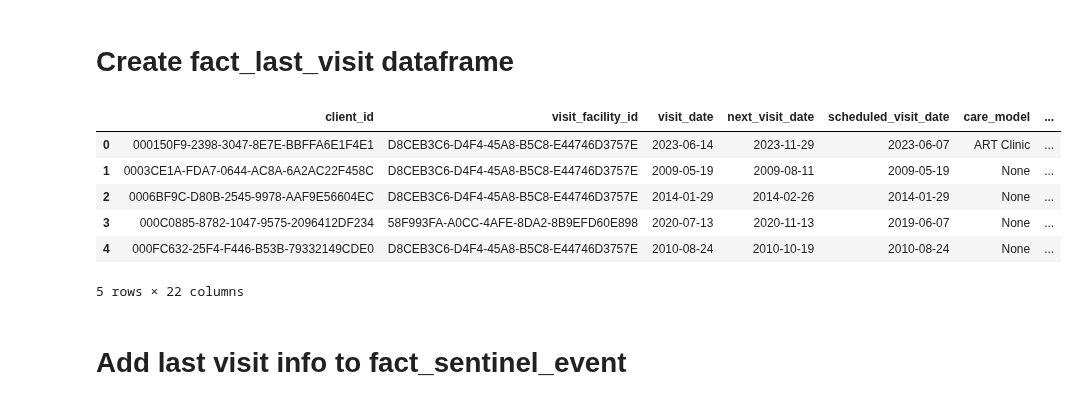
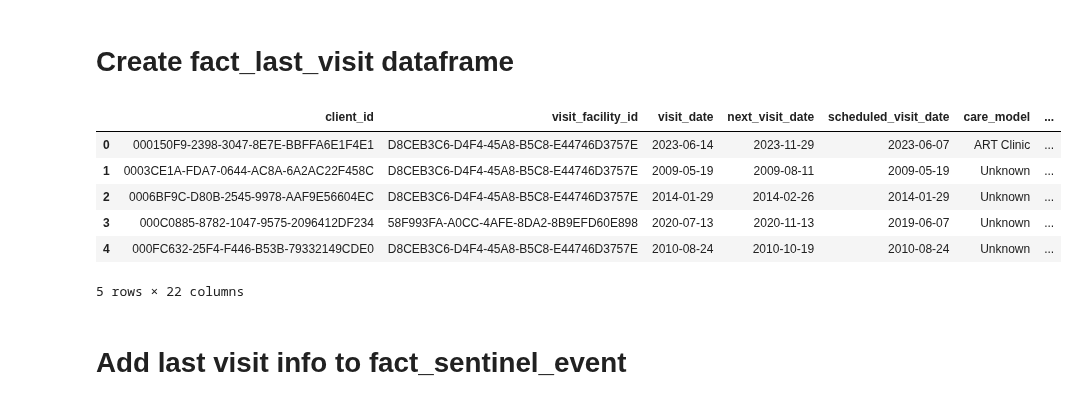
Before and after one commit to UCSF-IGHS/duft-config, a Jupyter notebook: system/data_tasks/fm_sentinel_events.ipynb, the cells around one changed output. Cells and saved outputs as stored; diff of their text form; code cells hidden in the pictures.

```diff
--- a/system/data_tasks/fm_sentinel_events.ipynb
+++ b/system/data_tasks/fm_sentinel_events.ipynb
@@ -345,32 +347,34 @@ fact_sentinel_event_df.head()
 # %%
 fact_visits_confs = {
     "query": "SELECT DISTINCT f.idpatient, f.idfacilitycreate, f.visitDate, f.followupDate, f.scheduledDate, f.careModel, f.pregnantstatus, f.Breastfeeding, f.pregnantlmp, f.pregnantedd, f.ctxadherence, f.arvadherence, r.code, r.line, cc.treatment, cc.dateTreatment, labResult, pf.stiGenitalUlcers, pf.stiVaginalUrethralDischarge, pf.stiScreenResult, f.oiDetail, f.oiOther FROM Fup f LEFT JOIN patFup pf on f.id=pf.id LEFT JOIN cc ON f.id=cc.idFollowUp LEFT JOIN rgm r ON f.id=r.idFollowUp",
     "cols": ['client_id', 'visit_facility_id', 'visit_date', 'next_visit_date', 'scheduled_visit_date', 'care_model', 'pregnancy_status', 'breast_feeding', 'lmp', 'edd', 'ctx_adherence', 'arv_adherence','current_regimen_code','current_regimen_line', 'cc_treatment_type','cc_treatment_date','cc_results', 'genital_ulcers','vaginal_urethral_discharge','sti_screening_result', 'oi', 'oi_other' ]
 }
 
 fact_visits_query = fact_visits_confs.get("query")
 fact_visits_cols = fact_visits_confs.get("cols")
 
 ids = latest_visits_df['id'].tolist()
 
 ids_str = ','.join(f"'{id_}'" for id_ in ids)
 
 fact_visits_query_updated = f"{fact_visits_query} WHERE f.id IN ({ids_str})"
 
 fact_visits_data = fetch_file_maker_data(fact_visits_query_updated, fm_connection)
 fact_last_visit_df = pd.DataFrame(fact_visits_data, columns=fact_visits_cols)
 
 fact_last_visit_df['visit_date'] = pd.to_datetime(fact_last_visit_df['visit_date'], errors='coerce')
 fact_last_visit_df['next_visit_date'] = pd.to_datetime(fact_last_visit_df['next_visit_date'], errors='coerce')
 
+fact_last_visit_df['care_model'] = fact_last_visit_df['care_model'].fillna('Unknown')
+
 fact_last_visit_df.head()
 # %% [output]
 |  | client_id | visit_facility_id | visit_date | next_visit_date | scheduled_visit_date | care_model | ... |
 | 0 | 000150F9-2398-3047-8E7E-BBFFA6E1F4E1 | D8CEB3C6-D4F4-45A8-B5C8-E44746D3757E | 2023-06-14 | 2023-11-29 | 2023-06-07 | ART Clinic | ... |
-| 1 | 0003CE1A-FDA7-0644-AC8A-6A2AC22F458C | D8CEB3C6-D4F4-45A8-B5C8-E44746D3757E | 2009-05-19 | 2009-08-11 | 2009-05-19 | None | ... |
-| 2 | 0006BF9C-D80B-2545-9978-AAF9E56604EC | D8CEB3C6-D4F4-45A8-B5C8-E44746D3757E | 2014-01-29 | 2014-02-26 | 2014-01-29 | None | ... |
-| 3 | 000C0885-8782-1047-9575-2096412DF234 | 58F993FA-A0CC-4AFE-8DA2-8B9EFD60E898 | 2020-07-13 | 2020-11-13 | 2019-06-07 | None | ... |
-| 4 | 000FC632-25F4-F446-B53B-79332149CDE0 | D8CEB3C6-D4F4-45A8-B5C8-E44746D3757E | 2010-08-24 | 2010-10-19 | 2010-08-24 | None | ... |
+| 1 | 0003CE1A-FDA7-0644-AC8A-6A2AC22F458C | D8CEB3C6-D4F4-45A8-B5C8-E44746D3757E | 2009-05-19 | 2009-08-11 | 2009-05-19 | Unknown | ... |
+| 2 | 0006BF9C-D80B-2545-9978-AAF9E56604EC | D8CEB3C6-D4F4-45A8-B5C8-E44746D3757E | 2014-01-29 | 2014-02-26 | 2014-01-29 | Unknown | ... |
+| 3 | 000C0885-8782-1047-9575-2096412DF234 | 58F993FA-A0CC-4AFE-8DA2-8B9EFD60E898 | 2020-07-13 | 2020-11-13 | 2019-06-07 | Unknown | ... |
+| 4 | 000FC632-25F4-F446-B53B-79332149CDE0 | D8CEB3C6-D4F4-45A8-B5C8-E44746D3757E | 2010-08-24 | 2010-10-19 | 2010-08-24 | Unknown | ... |
 5 rows × 22 columns
 # %% [markdown]
 # Add last visit info to fact_sentinel_event
```
Also changed, not shown: parts of 16 cells of this notebook, 2 other files.
